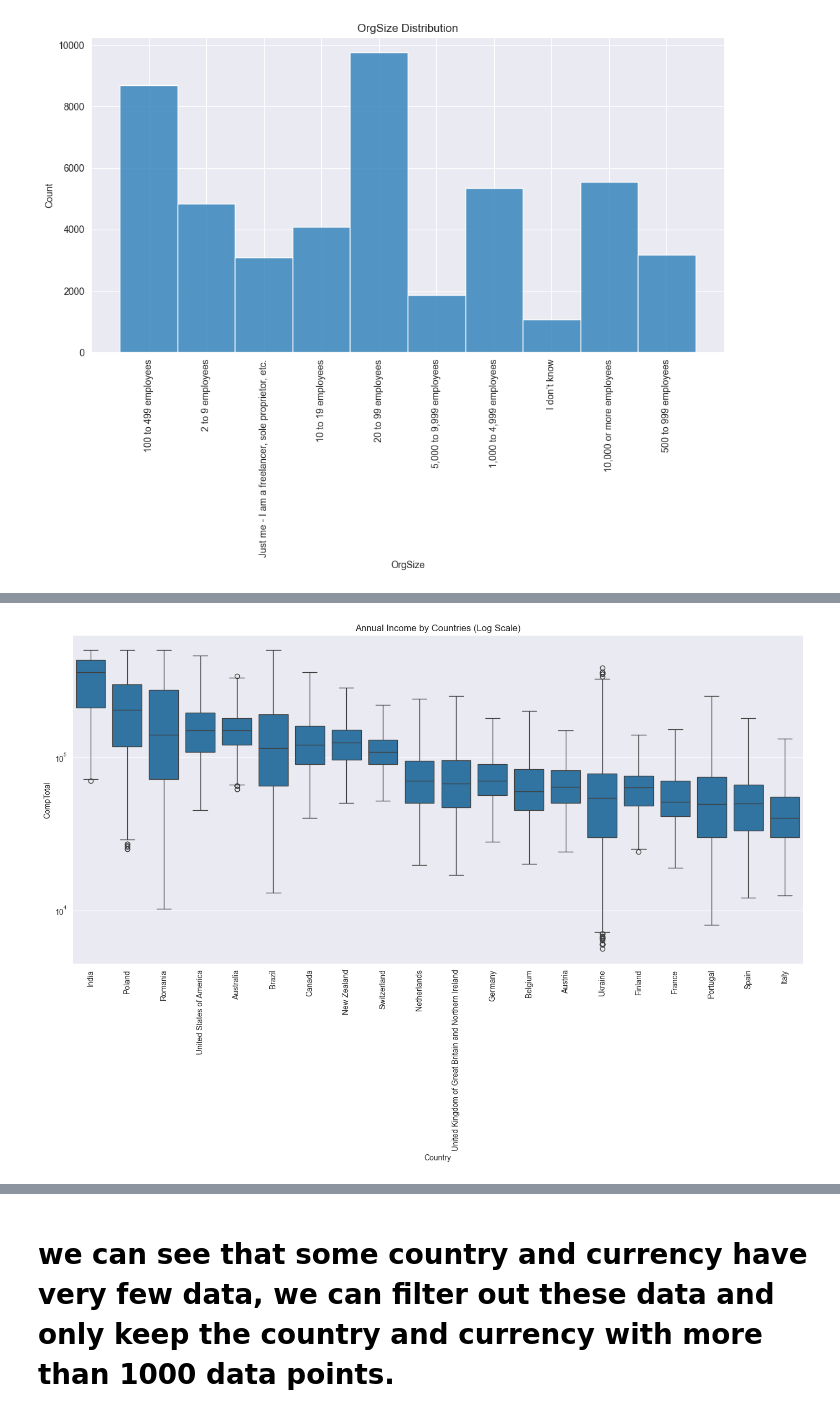
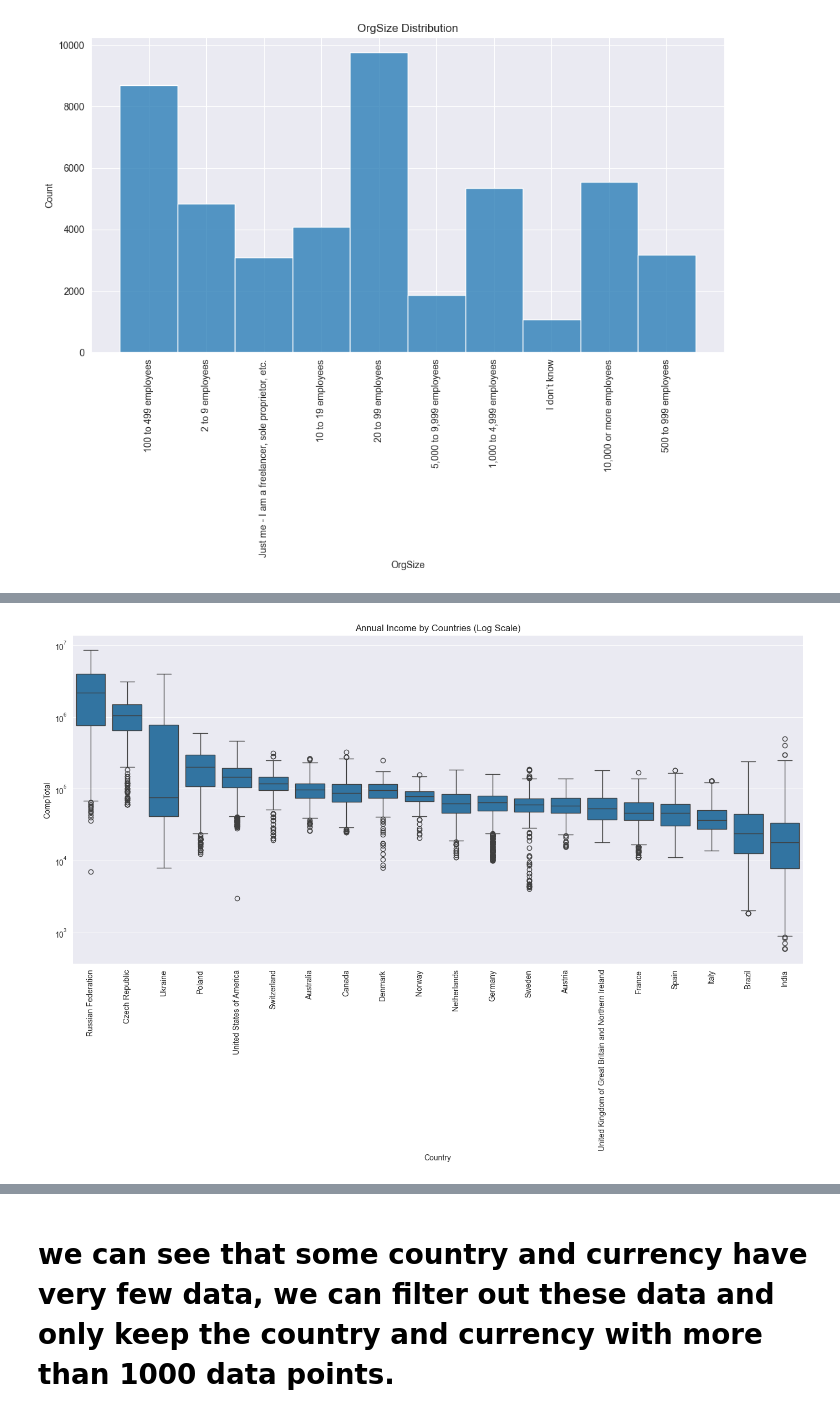
Before and after one commit to krsoy/AAU_Projects, a Jupyter notebook: m1_exam_oral.ipynb, the cells around one changed output, grey strips where cells are left out. Cells and saved outputs as stored; diff of their text form; code cells hidden in the pictures.

```diff
--- a/m1_exam_oral.ipynb
+++ b/m1_exam_oral.ipynb
@@ -139,7 +139,7 @@ Name: count, dtype: int64
 # %%
 # it seems like a categorical data, let's see the unique values
 print(df['MainBranch'].value_counts())
-wait_for_onehotencoder.append('MainBranch')
+WaitForOneHotEncoder.append('MainBranch')
 # %% [output]
 MainBranch
 I am a developer by profession                                                           50207
@@ -668,13 +649,40 @@ usd_avg_rates_2024 = {
 print(df[['CompTotal']].describe())
 print(df['CompTotal'].max())
 
-# there are some outliers, let's see how many are above 300000
-# remove these outliers using quantile
-#TODO apply currency conversion
 
-df = df.loc[(df['CompTotal'] < df['CompTotal'].quantile(0.99)) & (df['CompTotal'] > df['CompTotal'].quantile(0.01))]
+'''
+# I use 4 steps to initially remove outliners
+# first remove smaller than 1000 usd per year
+# second remove outliners by total compensation keep quantile 1~99 data
+# third remove outliners by currency keep quantile 1~99 data
+# third remove outliners by country keep quantile 1~99 data
+'''
+
+# remove smaller than 1000 usd per year
+df = df.loc[(df['CompTotal'] >= 1000)]
+# remove outliners by total compensation keep quantile 1~99 data
+lower_bound = df['CompTotal'].quantile(0.01)
+upper_bound = df['CompTotal'].quantile(0.99)
+df = df[(df['CompTotal'] >= lower_bound) & (df['CompTotal'] <= upper_bound)]
+
+# remove outliners by currency keep quantile 1~99 data
+for currency in df['Currency'].unique():
+    currency_mask = df['Currency'] == currency
+    lower_bound = df.loc[currency_mask, 'CompTotal'].quantile(0.01)
+    upper_bound = df.loc[currency_mask, 'CompTotal'].quantile(0.99)
+    df = df[~((currency_mask) & ((df['CompTotal'] < lower_bound) | (df['CompTotal'] > upper_bound)))]
+
+# remove outliners by country keep quantile 1~99 data
+for country in df['Country'].unique():
+    country_mask = df['Country'] == country
+    lower_bound = df.loc[country_mask, 'CompTotal'].quantile(0.01)
+    upper_bound = df.loc[country_mask, 'CompTotal'].quantile(0.99)
+    df = df[~((country_mask) & ((df['CompTotal'] < lower_bound) | (df['CompTotal'] > upper_bound)))]
+
+
+
+df['CompTotal'] = df.apply(lambda row: row['CompTotal'] / usd_avg_rates_2024[row['Currency']] if row['Currency'] in usd_avg_rates_2024 and row['CompTotal']>0 else row['CompTotal'], axis=1)
 #remove salaries below 1000 usd per year ,remove larger than 300000 usd per year
-
 
 
 # Example: df['CompTotal'].value_counts()
@@ -727,18 +735,18 @@ max    1.000000e+150
 # %%
 # generate a feature column base on YearsCodePro to indicate seniority level
 df['seniority'] = pd.cut(df['YearsCodePro'].fillna(0), bins=[-0.1,1,3,7,15,50], labels=['Intern/Junior','Junior','Mid','Senior','Principal'])
-wait_for_onehotencoder.append('seniority')
+WaitForOneHotEncoder.append('seniority')
 # select top 20 countries which have the most data points
 top_countries = df['Country'].value_counts().nlargest(20).index.tolist()
 
 # plot boxplot of CompTotal by Country in log scale, only for top 20 countries
 plt.figure(figsize=(14,10))
 _tmp_df = df[df.Country.isin(top_countries)].copy()
 order = _tmp_df.groupby('Country')['CompTotal'].mean().sort_values(ascending=False).index
 sns.boxplot(x='Country', y='CompTotal', data=_tmp_df, order=order,log_scale=True)
 plt.xticks(rotation=90)
 plt.title('Annual Income by Countries (Log Scale)')
 plt.tight_layout()
 plt.show()
 # %% [output]
-[figure, old version]
+[figure, new version]
```
Also changed, not shown: parts of 24 cells of this notebook.
